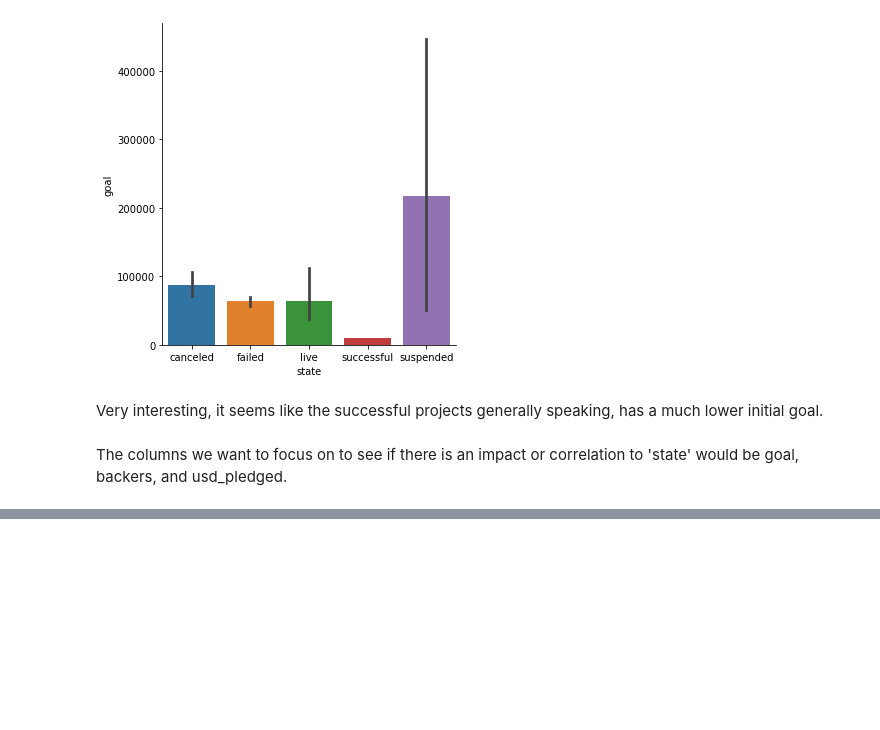
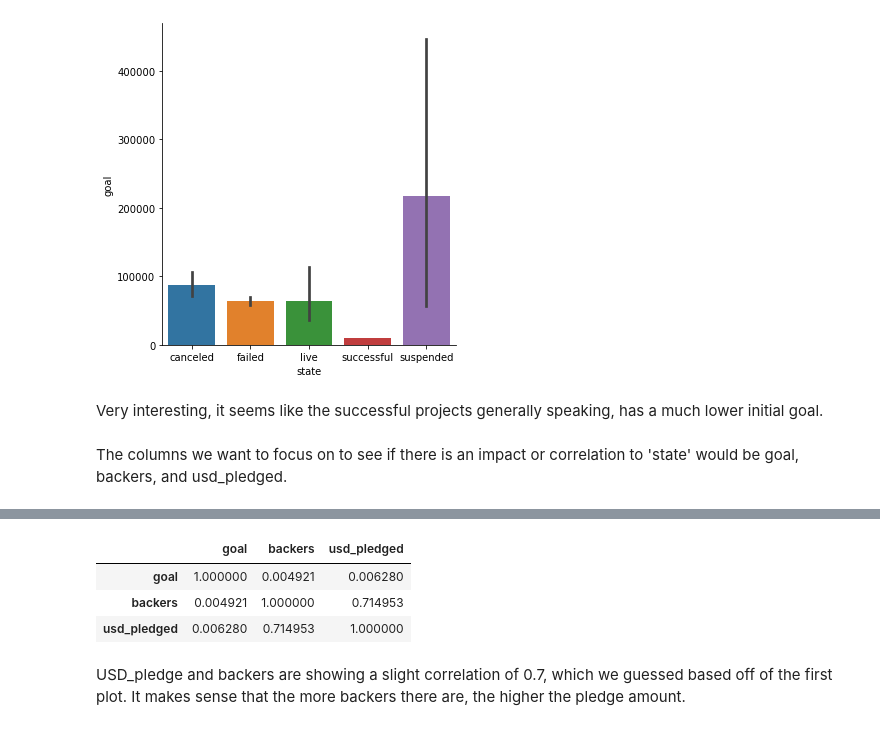
Before and after one commit to belindaleebl/kickstarter, a Jupyter notebook: EDA_Kickstarter_2016Data.ipynb, the cells around one changed output, grey strips where cells are left out. Cells and saved outputs as stored; diff of their text form; code cells hidden in the pictures; blank space fills up the shorter version.

```diff
--- a/EDA_Kickstarter_2016Data.ipynb
+++ b/EDA_Kickstarter_2016Data.ipynb
@@ -236,0 +240,9 @@ The columns we want to focus on to see if there is an impact or correlation to '
+# %%
+df.corr()
+# %% [output]
+|  | goal | backers | usd_pledged |
+| goal | 1.000000 | 0.004921 | 0.006280 |
+| backers | 0.004921 | 1.000000 | 0.714953 |
+| usd_pledged | 0.006280 | 0.714953 | 1.000000 |
+# %% [markdown]
+USD_pledge and backers are showing a slight correlation of 0.7, which we guessed based off of the first plot. It makes sense that the more backers there are, the higher the pledge amount.
```
Also changed, not shown: parts of 7 cells of this notebook.
